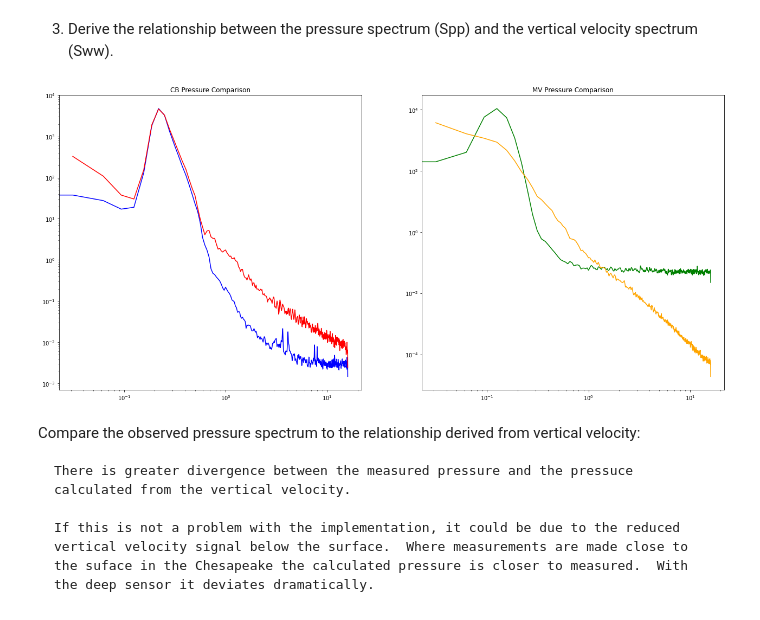
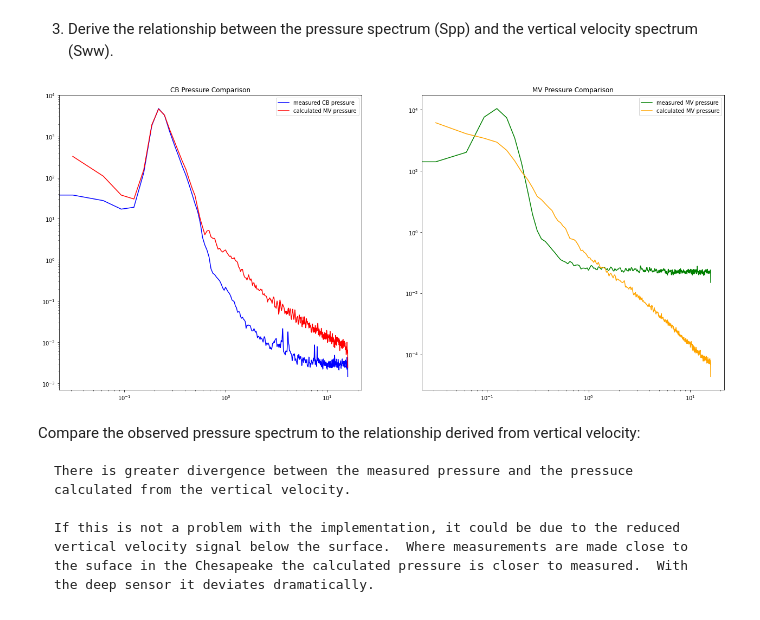
Before and after one commit to Wzesk/waves, a Jupyter notebook: wave_hw/wave _spectrum/wave_spectrum.ipynb, the cells around one changed output. Drawn from its saved outputs; the diff is of its cells as text; code cells hidden in the pictures.

Commit message:
updated pressure depth question

```diff
--- a/wave_hw/wave _spectrum/wave_spectrum.ipynb
+++ b/wave_hw/wave _spectrum/wave_spectrum.ipynb
@@ -111,35 +127,46 @@ In the Martha's Vinyard data the calculated pressure approaches zero at high fre
 # %%
 fig, (ax0,ax1) = plt.subplots(1, 2,figsize=(22, 10))
 i=0
 plots = fig.get_axes()
 #dn,P,u,v,w
 
+
+
 pf, CB_Pxx_press = signal.welch(CB_data[1], 32, nperseg=1024)
 for i in range(len(CB_Pxx_press)):
     CB_Pxx_press[i] = CB_Pxx_press[i] * 10**4 # converting to pascals
-plots[0].loglog(pf, CB_Pxx_press,color="blue")
+plots[0].loglog(pf, CB_Pxx_press,color="blue",label="measured CB pressure")
+
+
 
 pf, MV_Pxx_press = signal.welch(MV_data[1], 32, nperseg=1024)
 for i in range(len(MV_Pxx_press)):
     MV_Pxx_press[i] = MV_Pxx_press[i] * 10**4 # converting to pascals
-plots[1].loglog(pf, MV_Pxx_press,color="green")
+plots[1].loglog(pf, MV_Pxx_press,color="green",label="measured MV pressure")
+
 
 
 wf, pp_CB_Pxx_W = signal.welch(CB_data[4], 32, nperseg=1024)
 for i in range(len(pp_CB_Pxx_W)):
     pp_CB_Pxx_W[i] = wm.ww_to_pp(pp_CB_Pxx_W[i],wf[i],14,-1.8)
 plots[0].loglog(wf, pp_CB_Pxx_W,color="red",label="calculated MV pressure")
 plots[0].set_title('CB Pressure Comparison')
+plots[0].legend(loc='upper right')
+
+
 
 wf, pp_MV_Pxx_W = signal.welch(MV_data[4], 32, nperseg=1024)
 for i in range(len(pp_MV_Pxx_W)):
     pp_MV_Pxx_W[i] = wm.ww_to_pp(pp_MV_Pxx_W[i],wf[i],16,-15.6)
 plots[1].loglog(wf, pp_MV_Pxx_W,color="orange",label="calculated MV pressure")
 plots[1].set_title('MV Pressure Comparison')
+plots[1].legend(loc='upper right')
+
+
 
 plt.show()
 # %% [output]
-[figure, old version]
+[figure, new version]
 # %% [markdown]
 Compare the observed pressure spectrum to the relationship derived from vertical velocity:
 
```
Also changed, not shown: parts of 6 cells of this notebook, 1 other file.
